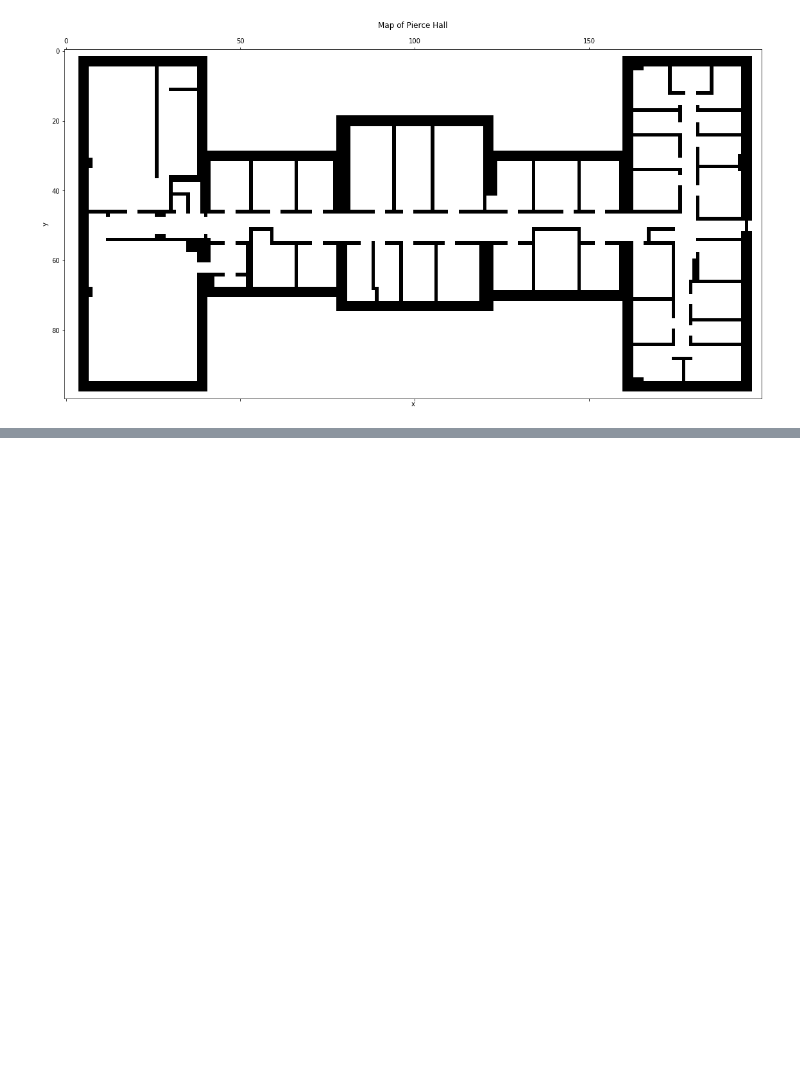
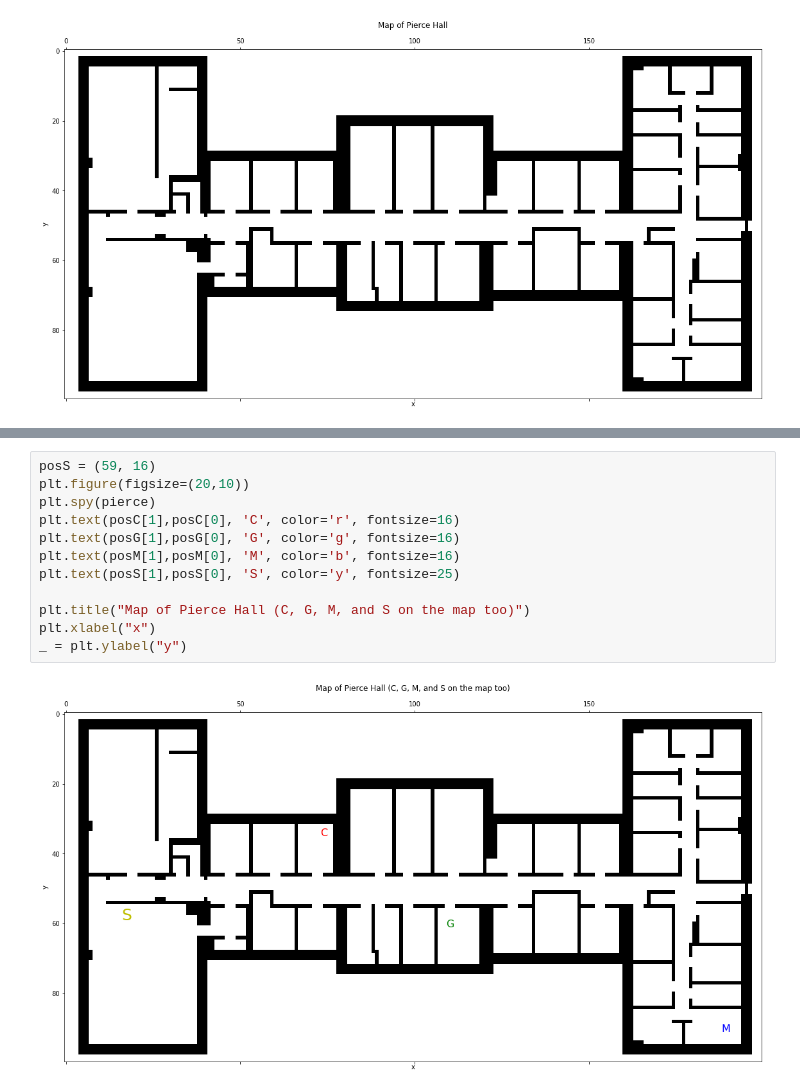
Before and after one commit to jonathanGB/am205, a Jupyter notebook: 4/AM205_HW4.ipynb, the cells around one changed output, grey strips where cells are left out. Saved outputs shown, nothing was run; the diff lists cells and outputs as text; blank space fills up the shorter version.

```diff
--- a/4/AM205_HW4.ipynb
+++ b/4/AM205_HW4.ipynb
@@ -188,0 +254,14 @@ State after 1.005s
+# %%
+posS = (59, 16)
+plt.figure(figsize=(20,10))
+plt.spy(pierce)
+plt.text(posC[1],posC[0], 'C', color='r', fontsize=16)
+plt.text(posG[1],posG[0], 'G', color='g', fontsize=16)
+plt.text(posM[1],posM[0], 'M', color='b', fontsize=16)
+plt.text(posS[1],posS[0], 'S', color='y', fontsize=25)
+
+plt.title("Map of Pierce Hall (C, G, M, and S on the map too)")
+plt.xlabel("x")
+_ = plt.ylabel("y")
+# %% [output]
+[figure, added]
```
Also changed, not shown: parts of 18 cells of this notebook.
